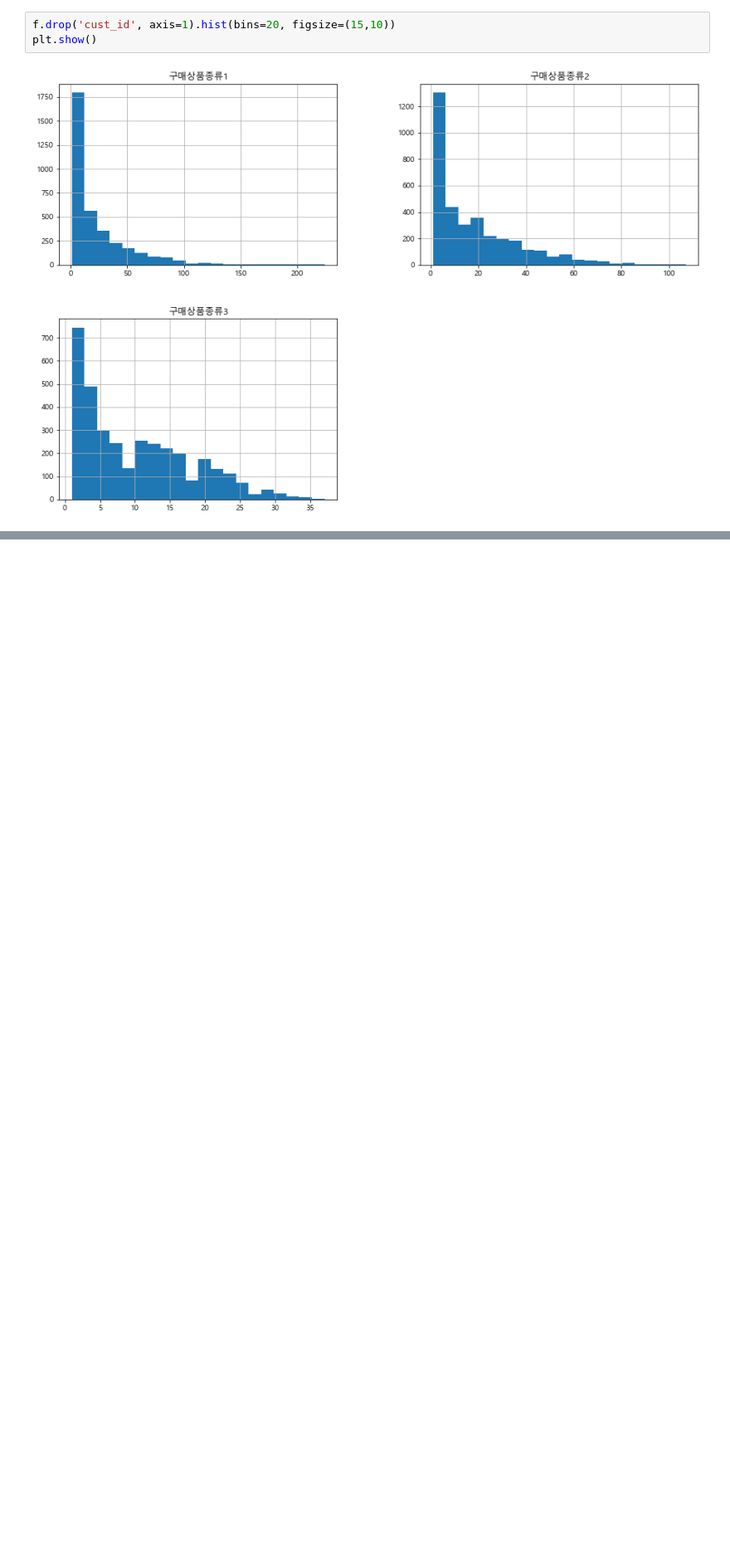
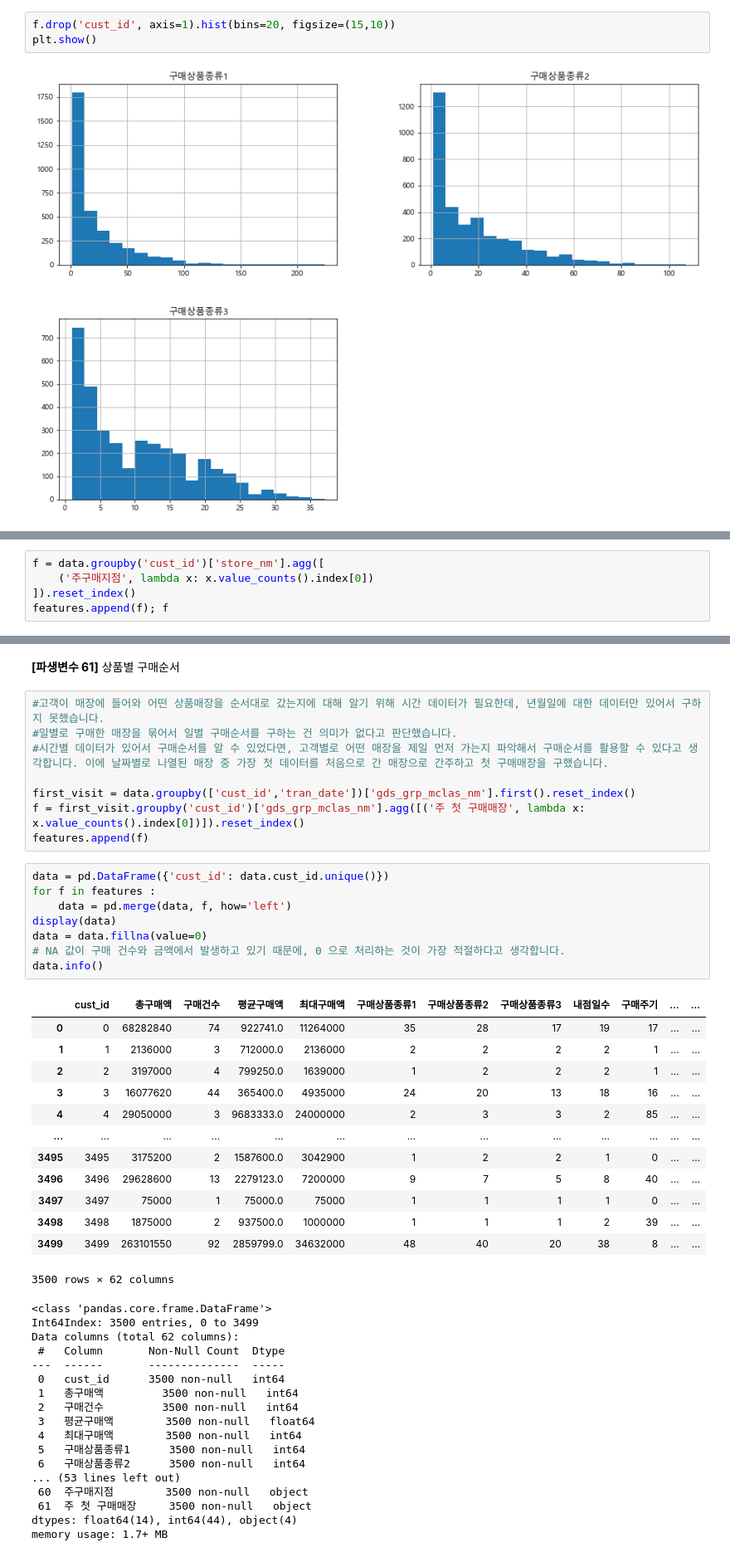
Before and after one commit to luckyspia/TIL, a Jupyter notebook: Machine_Learning/10.Practice_Part_2.ipynb, the cells around one changed output, grey strips where cells are left out. Shown at 83% size. Cells and saved outputs as stored; diff of their text form; blank space fills up the shorter version.

Commit message:
Department store Transcation Feature Engineering

```diff
--- a/Machine_Learning/10.Practice_Part_2.ipynb
+++ b/Machine_Learning/10.Practice_Part_2.ipynb
@@ -101,0 +730,5 @@ plt.show()
+# %%
+f = data.groupby('cust_id')['store_nm'].agg([
+    ('주구매지점', lambda x: x.value_counts().index[0])
+]).reset_index()
+features.append(f); f
@@ -101,0 +749,49 @@ plt.show()
+# %% [markdown]
+**[파생변수 61]** 상품별 구매순서
+# %%
+#고객이 매장에 들어와 어떤 상품매장을 순서대로 갔는지에 대해 알기 위해 시간 데이터가 필요한데, 년월일에 대한 데이터만 있어서 구하지 못했습니다.
+#일별로 구매한 매장을 묶어서 일별 구매순서를 구하는 건 의미가 없다고 판단했습니다.
+#시간별 데이터가 있어서 구매순서를 알 수 있었다면, 고객별로 어떤 매장을 제일 먼저 가는지 파악해서 구매순서를 활용할 수 있다고 생각합니다. 이에 날짜별로 나열된 매장 중 가장 첫 데이터를 처음으로 간 매장으로 간주하고 첫 구매매장을 구했습니다.
+
+first_visit = data.groupby(['cust_id','tran_date'])['gds_grp_mclas_nm'].first().reset_index()
+f = first_visit.groupby('cust_id')['gds_grp_mclas_nm'].agg([('주 첫 구매매장', lambda x: x.value_counts().index[0])]).reset_index()
+features.append(f)
+# %%
+data = pd.DataFrame({'cust_id': data.cust_id.unique()})
+for f in features :
+    data = pd.merge(data, f, how='left')
+display(data)
+data = data.fillna(value=0)
+# NA 값이 구매 건수와 금액에서 발생하고 있기 때문에, 0 으로 처리하는 것이 가장 적절하다고 생각합니다.
+data.info()
+# %% [output]
+|  | cust_id | 총구매액 | 구매건수 | 평균구매액 | 최대구매액 | 구매상품종류1 | 구매상품종류2 | 구매상품종류3 | 내점일수 | 구매주기 | ... | ... |
+| 0 | 0 | 68282840 | 74 | 922741.0 | 11264000 | 35 | 28 | 17 | 19 | 17 | ... | ... |
+| 1 | 1 | 2136000 | 3 | 712000.0 | 2136000 | 2 | 2 | 2 | 2 | 1 | ... | ... |
+| 2 | 2 | 3197000 | 4 | 799250.0 | 1639000 | 1 | 2 | 2 | 2 | 1 | ... | ... |
+| 3 | 3 | 16077620 | 44 | 365400.0 | 4935000 | 24 | 20 | 13 | 18 | 16 | ... | ... |
+| 4 | 4 | 29050000 | 3 | 9683333.0 | 24000000 | 2 | 3 | 3 | 2 | 85 | ... | ... |
+| ... | ... | ... | ... | ... | ... | ... | ... | ... | ... | ... | ... | ... |
+| 3495 | 3495 | 3175200 | 2 | 1587600.0 | 3042900 | 1 | 2 | 2 | 1 | 0 | ... | ... |
+| 3496 | 3496 | 29628600 | 13 | 2279123.0 | 7200000 | 9 | 7 | 5 | 8 | 40 | ... | ... |
+| 3497 | 3497 | 75000 | 1 | 75000.0 | 75000 | 1 | 1 | 1 | 1 | 0 | ... | ... |
+| 3498 | 3498 | 1875000 | 2 | 937500.0 | 1000000 | 1 | 1 | 1 | 2 | 39 | ... | ... |
+| 3499 | 3499 | 263101550 | 92 | 2859799.0 | 34632000 | 48 | 40 | 20 | 38 | 8 | ... | ... |
+3500 rows × 62 columns
+<class 'pandas.core.frame.DataFrame'>
+Int64Index: 3500 entries, 0 to 3499
+Data columns (total 62 columns):
+ #   Column       Non-Null Count  Dtype
+---  ------       --------------  -----
+ 0   cust_id      3500 non-null   int64
+ 1   총구매액         3500 non-null   int64
+ 2   구매건수         3500 non-null   int64
+ 3   평균구매액        3500 non-null   float64
+ 4   최대구매액        3500 non-null   int64
+ 5   구매상품종류1      3500 non-null   int64
+ 6   구매상품종류2      3500 non-null   int64
+... (53 lines left out)
+ 60  주구매지점        3500 non-null   object
+ 61  주 첫 구매매장     3500 non-null   object
+dtypes: float64(14), int64(44), object(4)
+memory usage: 1.7+ MB
```
Also changed, not shown: parts of 27 cells of this notebook.
